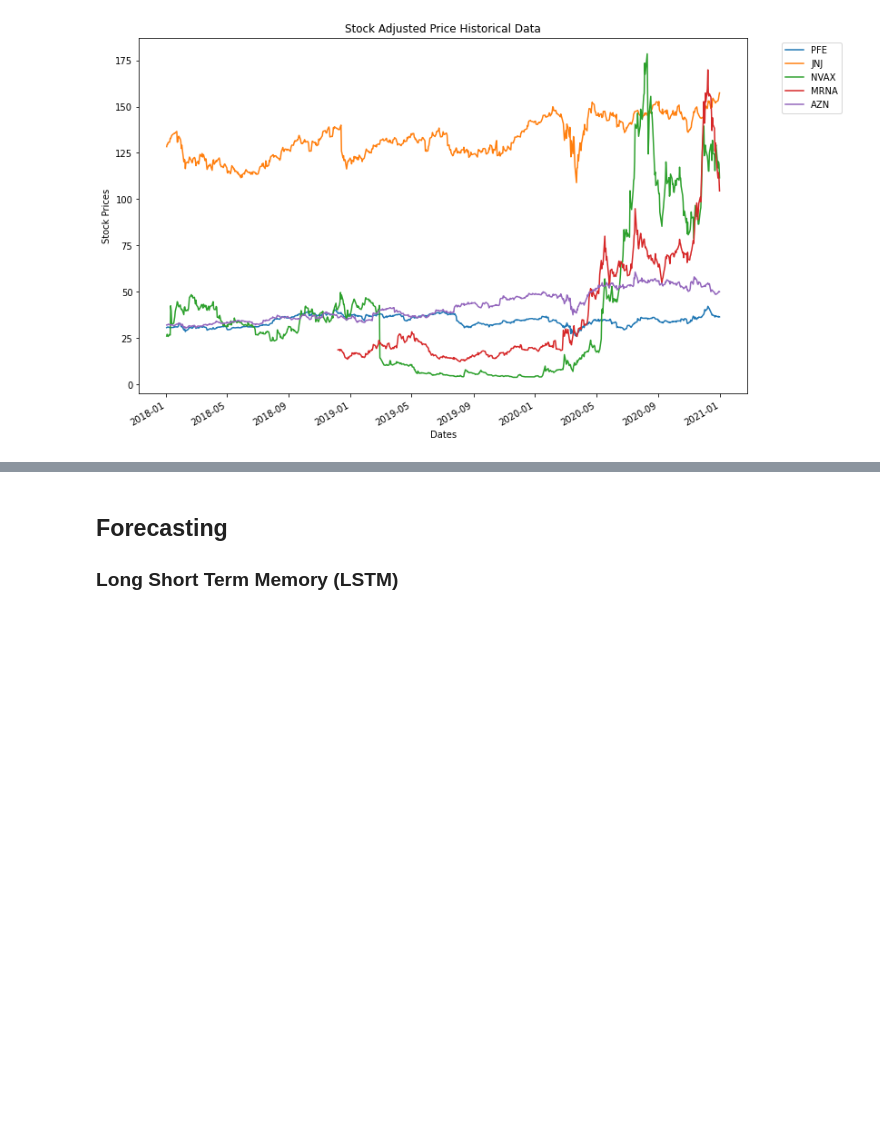
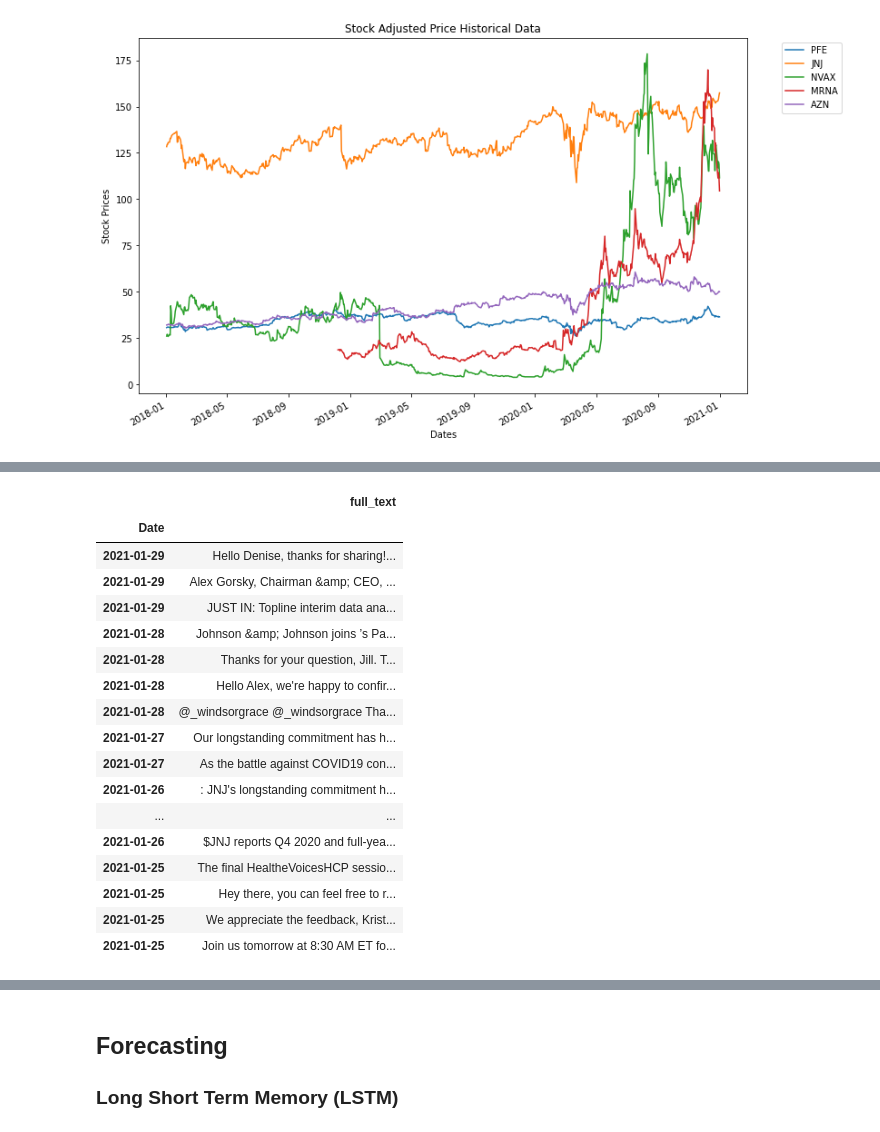
Before and after one commit to davidrtorres/Model-5-Stock-Price-Forecasting, a Jupyter notebook: LSTM_Capstone_1-29-21.ipynb, the cells around one changed output, grey strips where cells are left out. Saved outputs shown, nothing was run; the diff lists cells and outputs as text; code cells hidden in the pictures; blank space fills up the shorter version.

```diff
--- a/LSTM_Capstone_1-29-21.ipynb
+++ b/LSTM_Capstone_1-29-21.ipynb
@@ -198,0 +188,21 @@ diff_data_plot
+# %%
+tweets_df
+# %% [output]
+|  | full_text |
+| Date |  |
+| 2021-01-29 | Hello Denise, thanks for sharing!... |
+| 2021-01-29 | Alex Gorsky, Chairman &amp; CEO, ... |
+| 2021-01-29 | JUST IN: Topline interim data ana... |
+| 2021-01-28 | Johnson &amp; Johnson joins ’s Pa... |
+| 2021-01-28 | Thanks for your question, Jill. T... |
+| 2021-01-28 | Hello Alex, we're happy to confir... |
+| 2021-01-28 | @_windsorgrace @_windsorgrace Tha... |
+| 2021-01-27 | Our longstanding commitment has h... |
+| 2021-01-27 | As the battle against COVID19 con... |
+| 2021-01-26 | : JNJ's longstanding commitment h... |
+| ... | ... |
+| 2021-01-26 | $JNJ reports Q4 2020 and full-yea... |
+| 2021-01-25 | The final HealtheVoicesHCP sessio... |
+| 2021-01-25 | Hey there, you can feel free to r... |
+| 2021-01-25 | We appreciate the feedback, Krist... |
+| 2021-01-25 | Join us tomorrow at 8:30 AM ET fo... |
```
Also changed, not shown: parts of 30 cells of this notebook, 1 other file.
